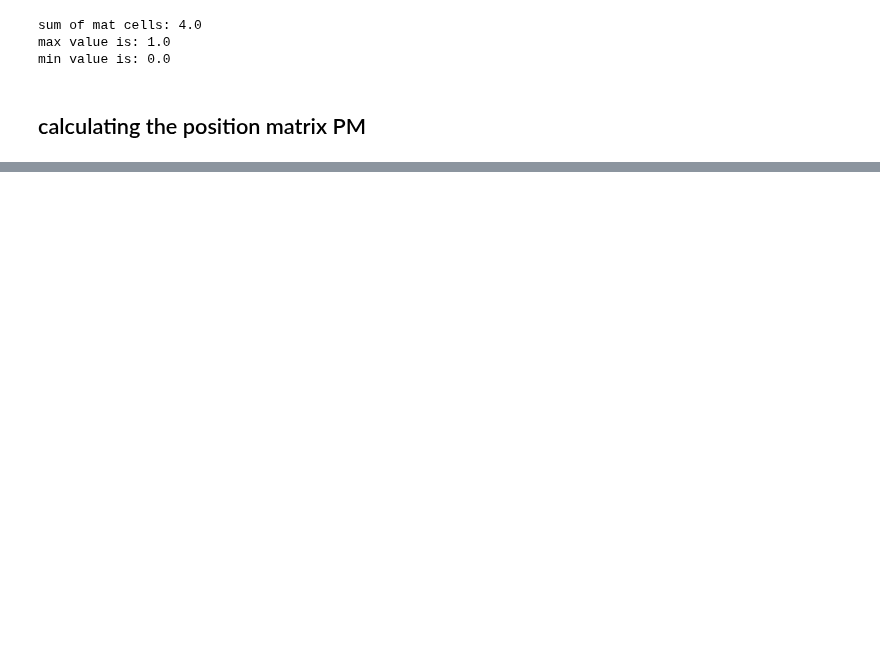
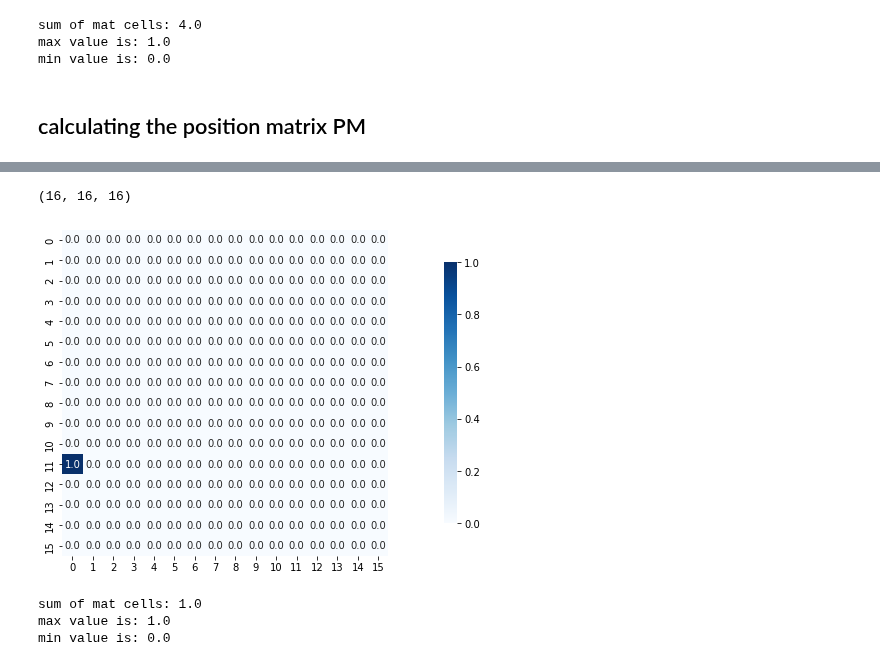
Before and after one commit to Elilgo324/dsd, a Jupyter notebook: stochastic.ipynb, the cells around one changed output, grey strips where cells are left out. Drawn from its saved outputs; the diff is of its cells as text; code cells hidden in the pictures; blank space fills up the shorter version.

```diff
--- a/stochastic.ipynb
+++ b/stochastic.ipynb
@@ -84,2 +111,11 @@ show_grid()
+# %%
+print(PM.shape)
+show_grid(PM[3])
+# %% [output]
+(16, 16, 16)
+[figure, added]
+sum of mat cells: 1.0
+max value is: 1.0
+min value is: 0.0
 # %%
 ## calculating the utility matrix
```
Also changed, not shown: parts of 6 cells of this notebook, 1 other file.
